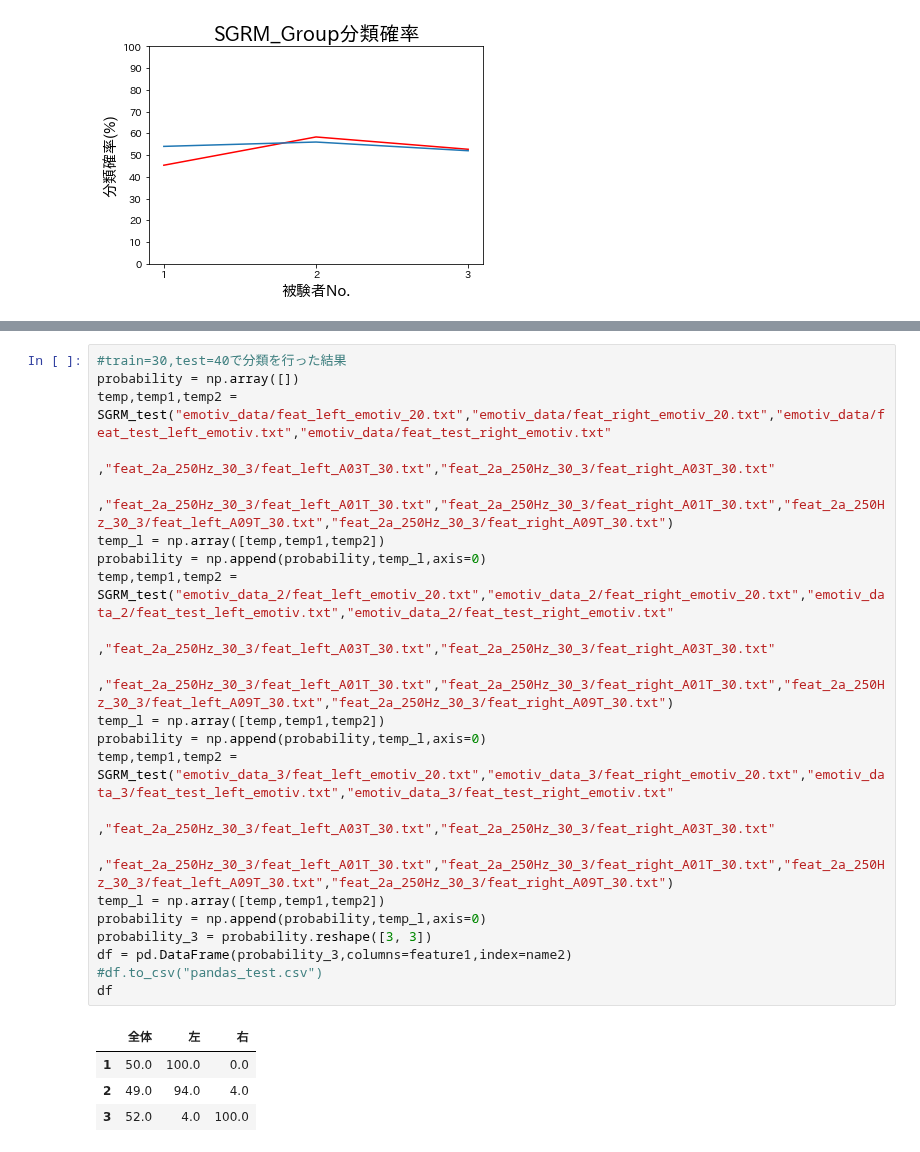
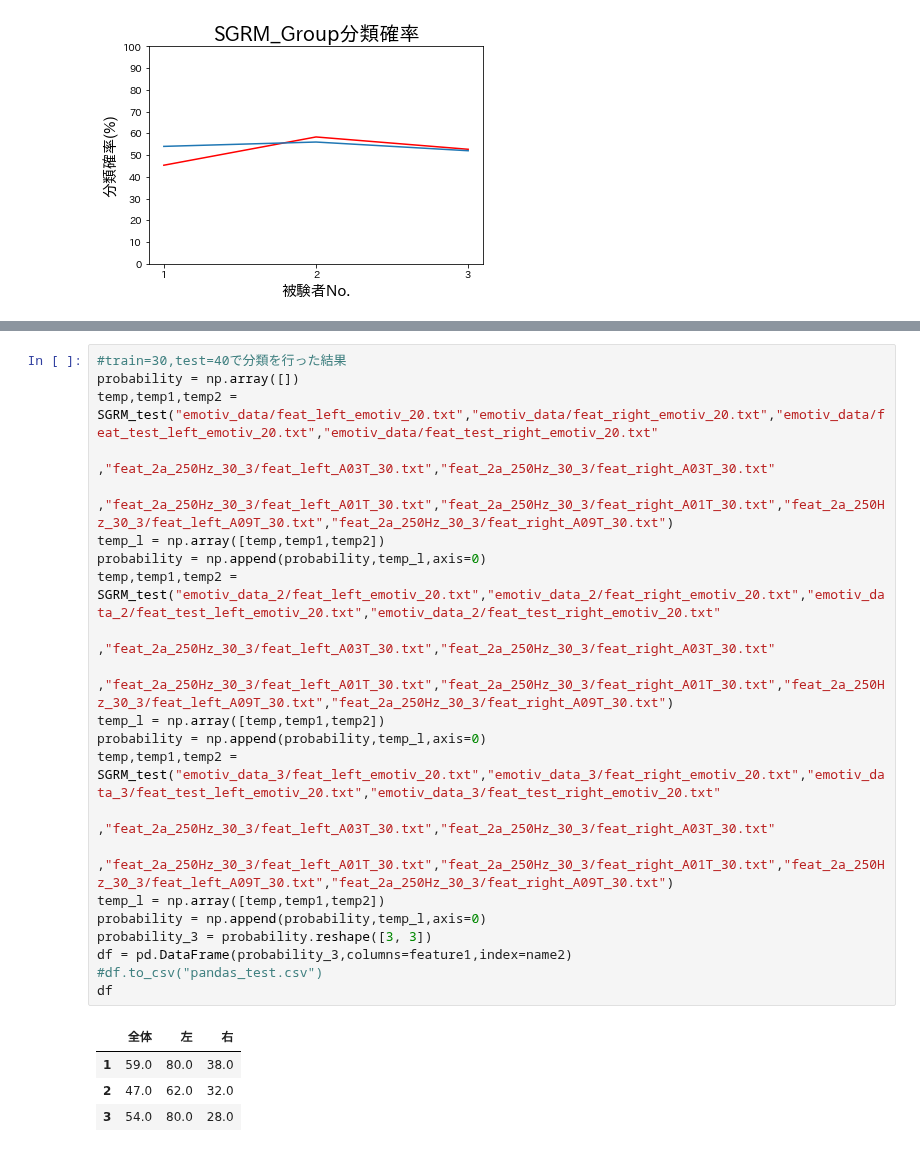
Before and after one commit to kotatakehara/BCI, a Jupyter notebook: SGRM_develop/SGRM_function_weight.ipynb, the cells around one changed output, grey strips where cells are left out. Cells and saved outputs as stored; diff of their text form.

```diff
--- a/SGRM_develop/SGRM_function_weight.ipynb
+++ b/SGRM_develop/SGRM_function_weight.ipynb
@@ -1309,30 +1295,30 @@ df
 # %%
 #train=30,test=40で分類を行った結果
 probability = np.array([])
-temp,temp1,temp2 = SGRM_test("emotiv_data/feat_left_emotiv_20.txt","emotiv_data/feat_right_emotiv_20.txt","emotiv_data/feat_test_left_emotiv.txt","emotiv_data/feat_test_right_emotiv.txt"
+temp,temp1,temp2 = SGRM_test("emotiv_data/feat_left_emotiv_20.txt","emotiv_data/feat_right_emotiv_20.txt","emotiv_data/feat_test_left_emotiv_20.txt","emotiv_data/feat_test_right_emotiv_20.txt"
                            ,"feat_2a_250Hz_30_3/feat_left_A03T_30.txt","feat_2a_250Hz_30_3/feat_right_A03T_30.txt"
                            ,"feat_2a_250Hz_30_3/feat_left_A01T_30.txt","feat_2a_250Hz_30_3/feat_right_A01T_30.txt","feat_2a_250Hz_30_3/feat_left_A09T_30.txt","feat_2a_250Hz_30_3/feat_right_A09T_30.txt")
 temp_l = np.array([temp,temp1,temp2])
 probability = np.append(probability,temp_l,axis=0)
-temp,temp1,temp2 = SGRM_test("emotiv_data_2/feat_left_emotiv_20.txt","emotiv_data_2/feat_right_emotiv_20.txt","emotiv_data_2/feat_test_left_emotiv.txt","emotiv_data_2/feat_test_right_emotiv.txt"
+temp,temp1,temp2 = SGRM_test("emotiv_data_2/feat_left_emotiv_20.txt","emotiv_data_2/feat_right_emotiv_20.txt","emotiv_data_2/feat_test_left_emotiv_20.txt","emotiv_data_2/feat_test_right_emotiv_20.txt"
                            ,"feat_2a_250Hz_30_3/feat_left_A03T_30.txt","feat_2a_250Hz_30_3/feat_right_A03T_30.txt"
                            ,"feat_2a_250Hz_30_3/feat_left_A01T_30.txt","feat_2a_250Hz_30_3/feat_right_A01T_30.txt","feat_2a_250Hz_30_3/feat_left_A09T_30.txt","feat_2a_250Hz_30_3/feat_right_A09T_30.txt")
 temp_l = np.array([temp,temp1,temp2])
 probability = np.append(probability,temp_l,axis=0)
-temp,temp1,temp2 = SGRM_test("emotiv_data_3/feat_left_emotiv_20.txt","emotiv_data_3/feat_right_emotiv_20.txt","emotiv_data_3/feat_test_left_emotiv.txt","emotiv_data_3/feat_test_right_emotiv.txt"
+temp,temp1,temp2 = SGRM_test("emotiv_data_3/feat_left_emotiv_20.txt","emotiv_data_3/feat_right_emotiv_20.txt","emotiv_data_3/feat_test_left_emotiv_20.txt","emotiv_data_3/feat_test_right_emotiv_20.txt"
                            ,"feat_2a_250Hz_30_3/feat_left_A03T_30.txt","feat_2a_250Hz_30_3/feat_right_A03T_30.txt"
                            ,"feat_2a_250Hz_30_3/feat_left_A01T_30.txt","feat_2a_250Hz_30_3/feat_right_A01T_30.txt","feat_2a_250Hz_30_3/feat_left_A09T_30.txt","feat_2a_250Hz_30_3/feat_right_A09T_30.txt")
 temp_l = np.array([temp,temp1,temp2])
 probability = np.append(probability,temp_l,axis=0)
 probability_3 = probability.reshape([3, 3])
 df = pd.DataFrame(probability_3,columns=feature1,index=name2)
 #df.to_csv("pandas_test.csv")
 df
 # %% [output]
 |  | 全体 | 左 | 右 |
-| 1 | 50.0 | 100.0 | 0.0 |
-| 2 | 49.0 | 94.0 | 4.0 |
-| 3 | 52.0 | 4.0 | 100.0 |
+| 1 | 59.0 | 80.0 | 38.0 |
+| 2 | 47.0 | 62.0 | 32.0 |
+| 3 | 54.0 | 80.0 | 28.0 |
 # %%
 p_average_250Hz = (probability_1+probability_2+probability_3)/3
 df = pd.DataFrame(p_average_250Hz,columns=feature1,index=name2)
```
Also changed, not shown: parts of 18 cells of this notebook.
